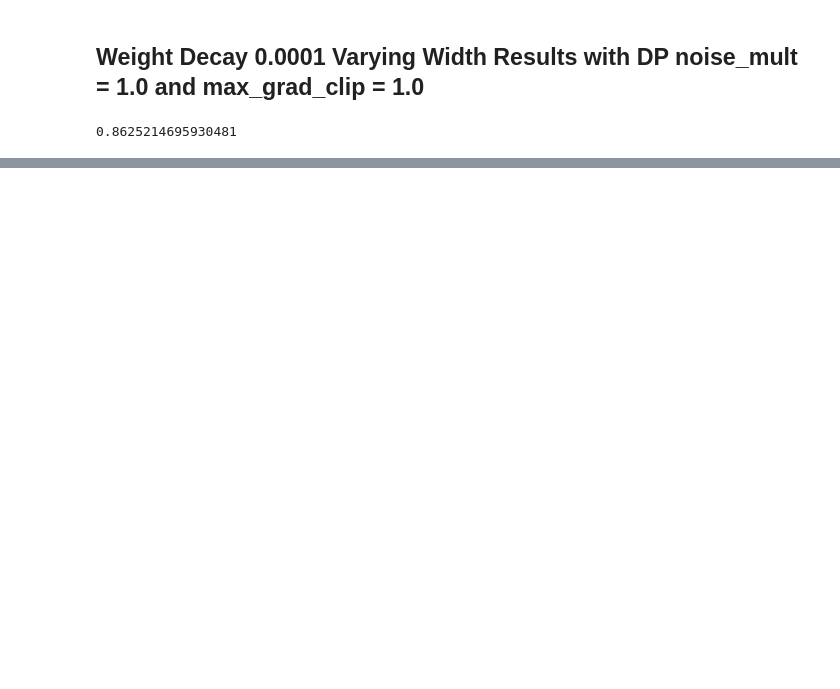
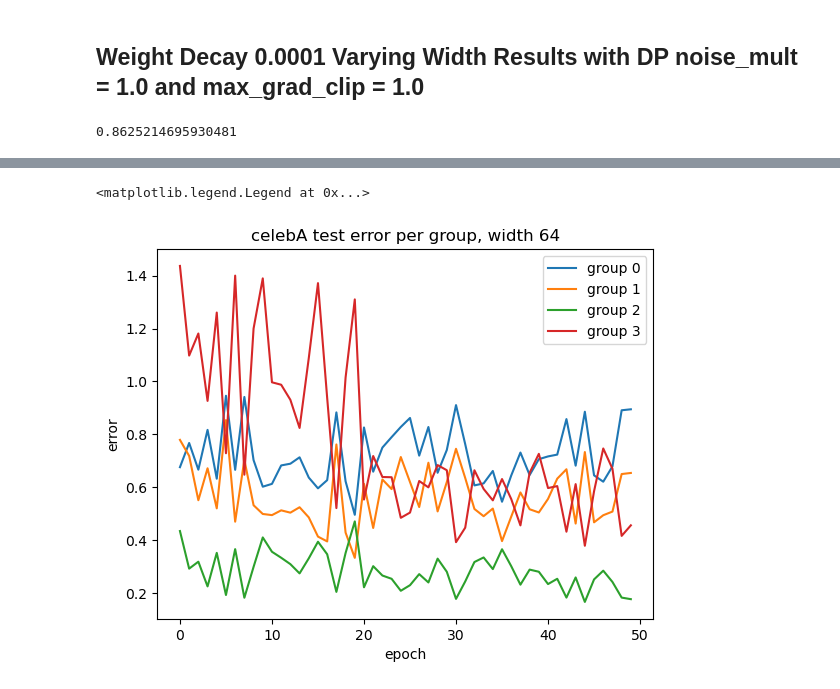
Before and after one commit to arinchang/overparam_spur_corr, a Jupyter notebook: dp_plots.ipynb, the cells around one changed output, grey strips where cells are left out. Saved outputs shown, nothing was run; the diff lists cells and outputs as text; code cells hidden in the pictures; blank space fills up the shorter version.

```diff
--- a/dp_plots.ipynb
+++ b/dp_plots.ipynb
@@ -35,0 +49,12 @@ No artists with labels found to put in legend.  Note that artists whose label st
+# %%
+plt.plot(dp_64['avg_loss_group:0'], label='group 0')
+plt.plot(dp_64['avg_loss_group:1'], label='group 1')
+plt.plot(dp_64['avg_loss_group:2'], label='group 2')
+plt.plot(dp_64['avg_loss_group:3'], label='group 3')
+plt.title("celebA test error per group, width 64")
+plt.xlabel("epoch")
+plt.ylabel("error")
+plt.legend()
+# %% [output]
+<matplotlib.legend.Legend at 0x...>
+[figure, added]
```
Also changed, not shown: parts of 19 cells of this notebook, 3 other files.
